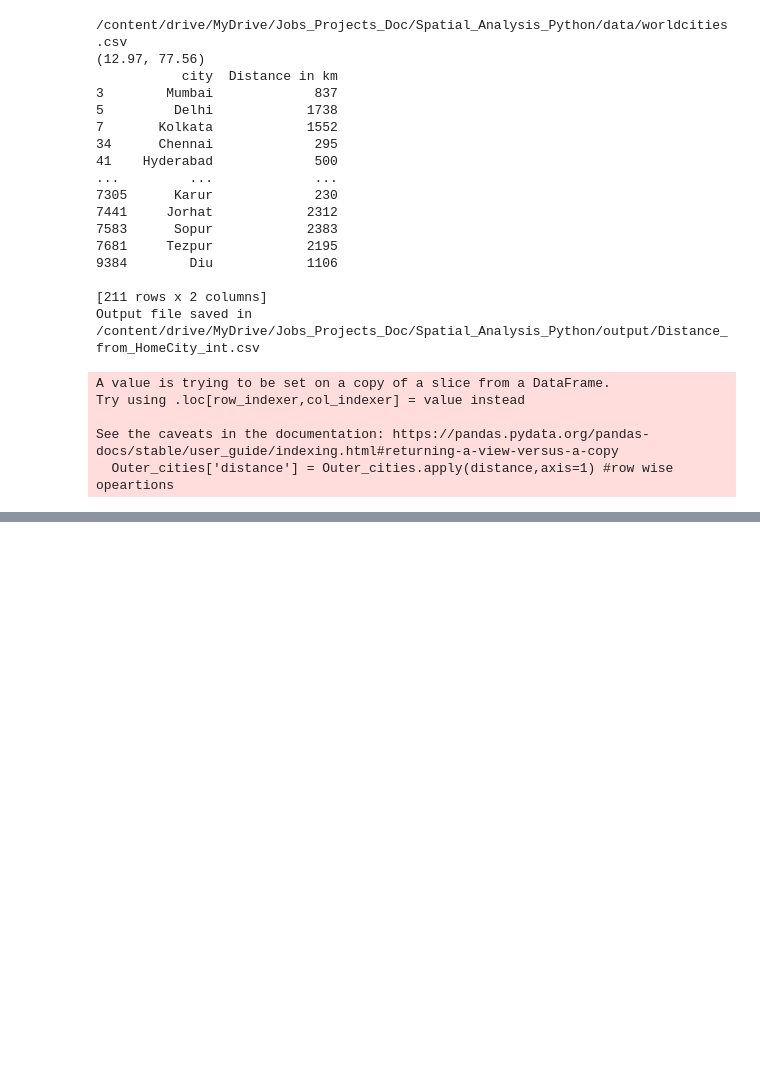
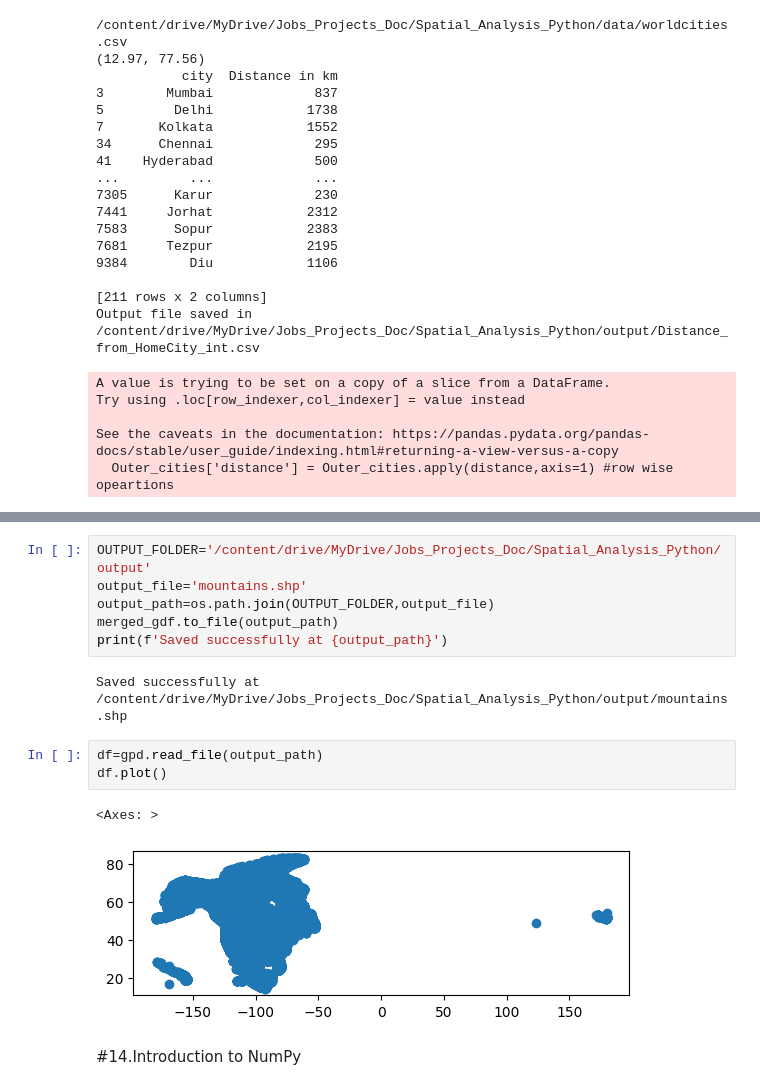
Before and after one commit to suchitra2020180/RS_GIS_Python, a Jupyter notebook: Python_Foundation_for_Spatial_Analysis.ipynb, the cells around one changed output, grey strips where cells are left out. Drawn from its saved outputs; the diff is of its cells as text; blank space fills up the shorter version.

```diff
--- a/Python_Foundation_for_Spatial_Analysis.ipynb
+++ b/Python_Foundation_for_Spatial_Analysis.ipynb
@@ -2612,0 +3300,16 @@ See the caveats in the documentation: https://pandas.pydata.org/pandas-docs/stab
+# %%
+OUTPUT_FOLDER='/content/drive/MyDrive/Jobs_Projects_Doc/Spatial_Analysis_Python/output'
+output_file='mountains.shp'
+output_path=os.path.join(OUTPUT_FOLDER,output_file)
+merged_gdf.to_file(output_path)
+print(f'Saved successfully at {output_path}')
+# %% [output]
+Saved successfully at /content/drive/MyDrive/Jobs_Projects_Doc/Spatial_Analysis_Python/output/mountains.shp
+# %%
+df=gpd.read_file(output_path)
+df.plot()
+# %% [output]
+<Axes: >
+[figure, added]
+# %% [markdown]
+#14.Introduction to NumPy
```
Also changed, not shown: parts of 106 cells of this notebook.
